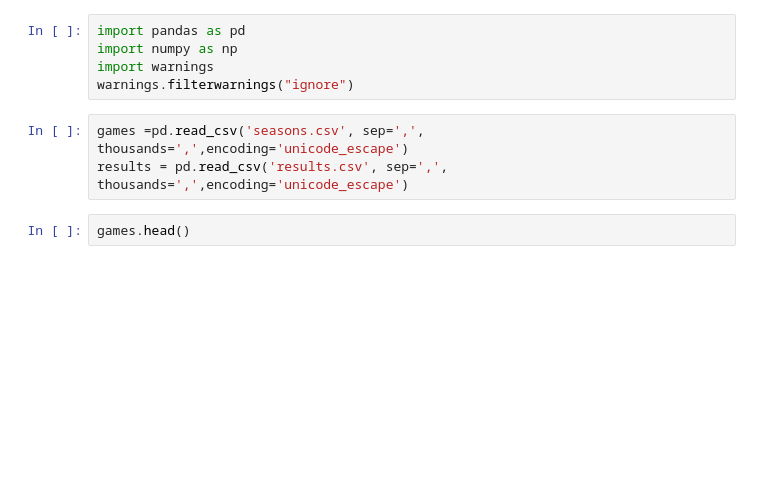
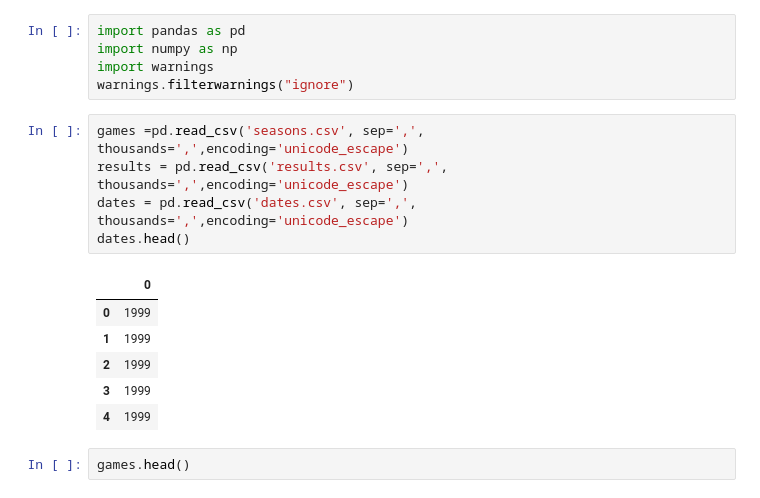
Before and after one commit to Silver-Scripters/scraper, a Jupyter notebook: ETL.ipynb, the cells around one changed output. Saved outputs shown, nothing was run; the diff lists cells and outputs as text; blank space fills up the shorter version.

```diff
--- a/ETL.ipynb
+++ b/ETL.ipynb
@@ -6,6 +6,15 @@ warnings.filterwarnings("ignore")
 # %%
 games =pd.read_csv('seasons.csv', sep=',', thousands=',',encoding='unicode_escape')
 results = pd.read_csv('results.csv', sep=',', thousands=',',encoding='unicode_escape')
+dates = pd.read_csv('dates.csv', sep=',', thousands=',',encoding='unicode_escape')
+dates.head()
+# %% [output]
+|  | 0 |
+| 0 | 1999 |
+| 1 | 1999 |
+| 2 | 1999 |
+| 3 | 1999 |
+| 4 | 1999 |
 # %%
 games.head()
 # %% [output]
```
Also changed, not shown: parts of 6 cells of this notebook, 3 other files.
